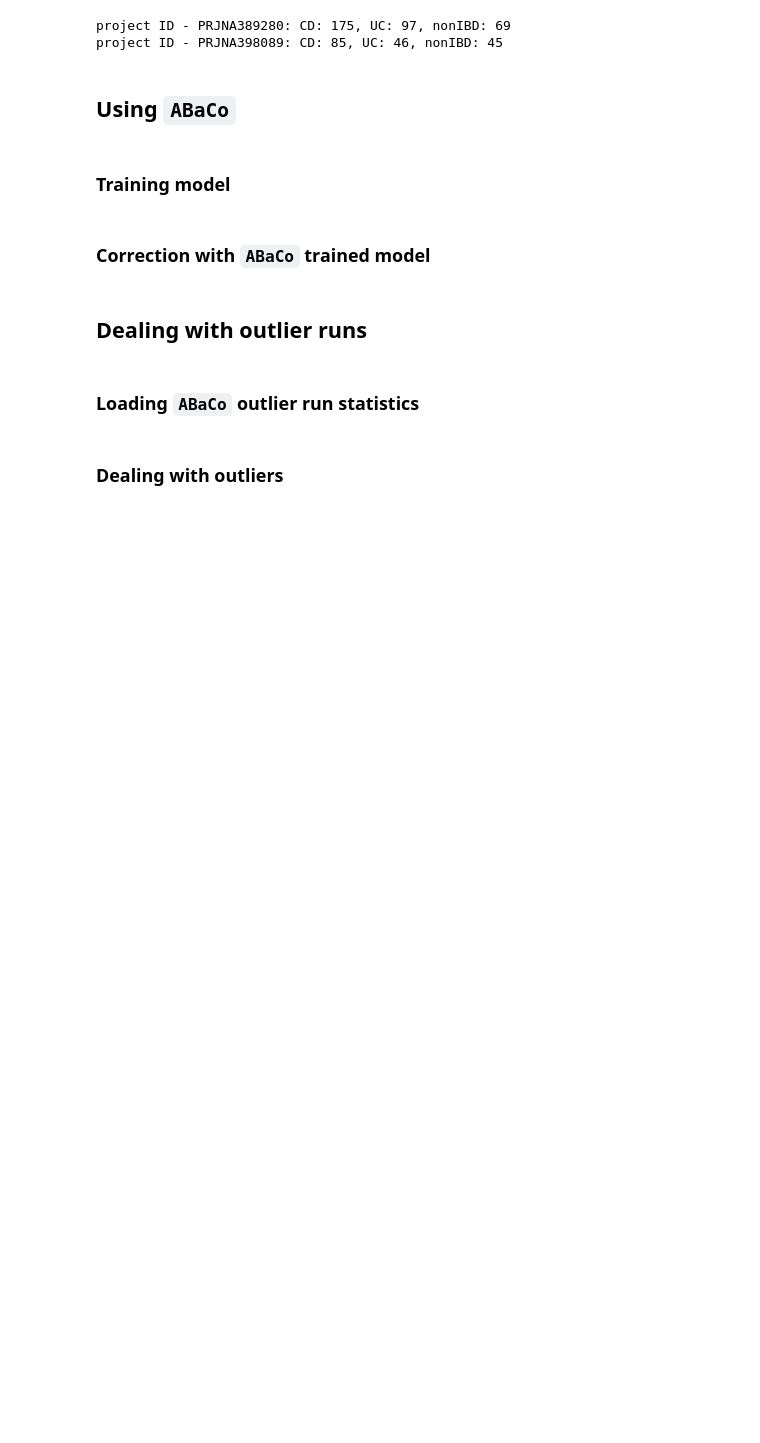
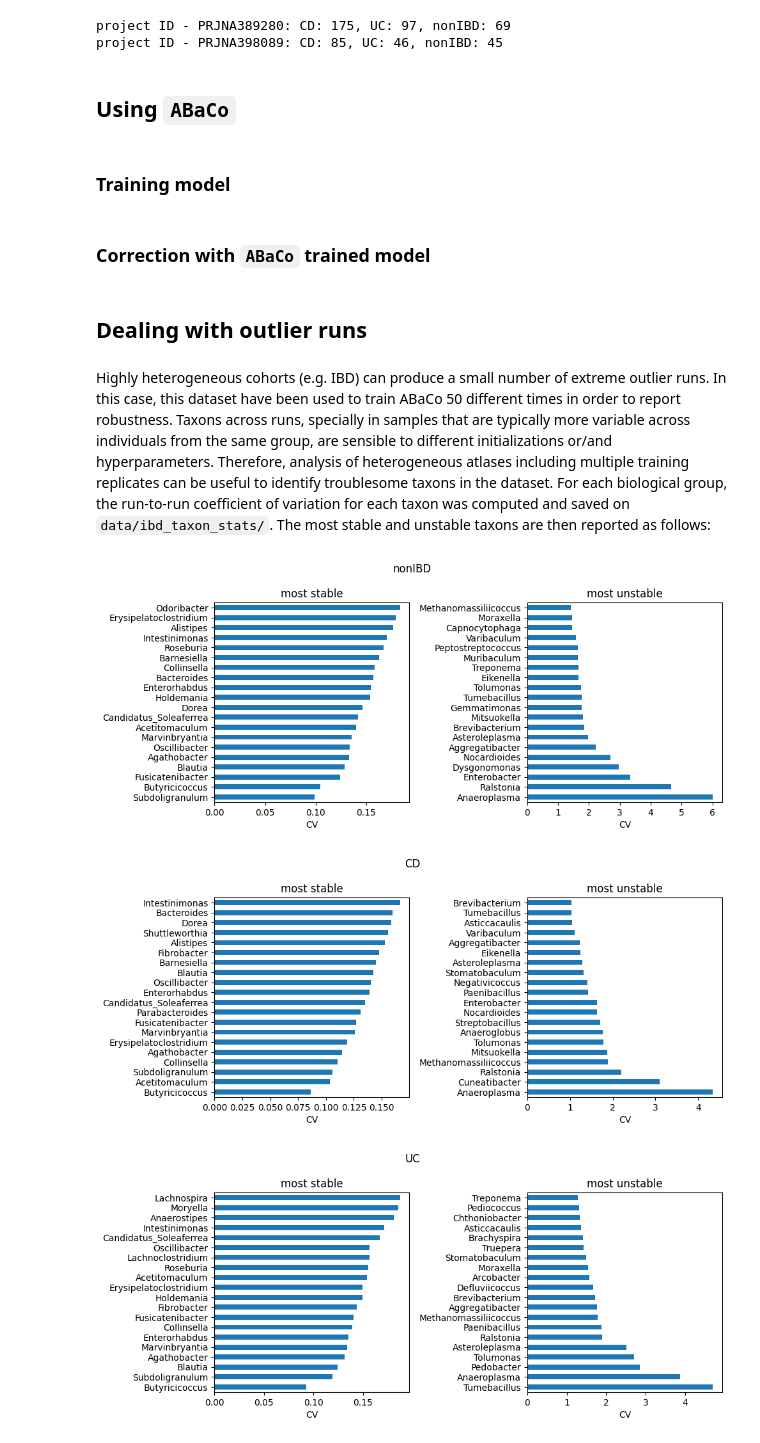
Before and after one commit to Multiomics-Analytics-Group/abaco, a Jupyter notebook: docs/tutorial/tutorial-ibd.ipynb, the cells around one changed output. Drawn from its saved outputs; the diff is of its cells as text; code cells hidden in the pictures; blank space fills up the shorter version.

Commit message:
Stable/unstable taxons reported.

```diff
--- a/docs/tutorial/tutorial-ibd.ipynb
+++ b/docs/tutorial/tutorial-ibd.ipynb
@@ -116,6 +116,46 @@ plotPCoA(
 # %% [markdown]
 ## Dealing with outlier runs
 # %% [markdown]
-### Loading `ABaCo` outlier run statistics
+Highly heterogeneous cohorts (e.g. IBD) can produce a small number of extreme outlier runs. In this case, this dataset have been used to train ABaCo 50 different times in order to report robustness. Taxons across runs, specially in samples that are typically more variable across individuals from the same group, are sensible to different initializations or/and hyperparameters. Therefore, analysis of heterogeneous atlases including multiple training replicates can be useful to identify troublesome taxons in the dataset. For each biological group, the run-to-run coefficient of variation for each taxon was computed and saved on `data/ibd_taxon_stats/`. The most stable and unstable taxons are then reported as follows:
-# %% [markdown]
-### Dealing with outliers
+# %%
+import os, glob
+import pandas as pd
+import matplotlib.pyplot as plt
+
+def to_genus(t):
+    return next((x.replace('g__','') for x in str(t).split(';') if x.startswith('g__')), t)
+
+TOP_K = 20
+data_dir = "data/ibd_taxon_stats"
+
+groups = [os.path.basename(p).replace('all_taxa_variability_','').replace('.csv','')
+          for p in glob.glob(os.path.join(data_dir, 'all_taxa_variability_*.csv'))]
+
+for g in groups:
+    stats = pd.read_csv(os.path.join(data_dir, f'all_taxa_variability_{g}.csv'), index_col=0)
+    stable_path   = os.path.join(data_dir, f'stable_taxa_{g}.csv')
+    unstable_path = os.path.join(data_dir, f'unstable_taxa_{g}.csv')
+
+    stable   = pd.read_csv(stable_path, index_col=0)   if os.path.exists(stable_path)   else stats.nsmallest(TOP_K, 'cv')
+    unstable = pd.read_csv(unstable_path, index_col=0) if os.path.exists(unstable_path) else stats.nlargest(TOP_K, 'cv')
+
+    # to genus
+    stats.index    = stats.index.map(to_genus)
+    stable.index   = stable.index.map(to_genus)
+    unstable.index = unstable.index.map(to_genus)
+
+    # stable vs unstable
+    fig, axs = plt.subplots(1, 2, figsize=(10, max(3, 0.22*TOP_K)))
+    stable['cv'].head(TOP_K).sort_values().plot.barh(ax=axs[0])
+    axs[0].set_title('most stable'); axs[0].set_xlabel('CV')
+
+    unstable['cv'].head(TOP_K).sort_values(ascending=False).plot.barh(ax=axs[1])
+    axs[1].set_title('most unstable'); axs[1].set_xlabel('CV')
+
+    plt.suptitle(g)
+    plt.tight_layout()
+    plt.show()
+# %% [output]
+[figure, added]
+[figure, added]
+[figure, added]
```
